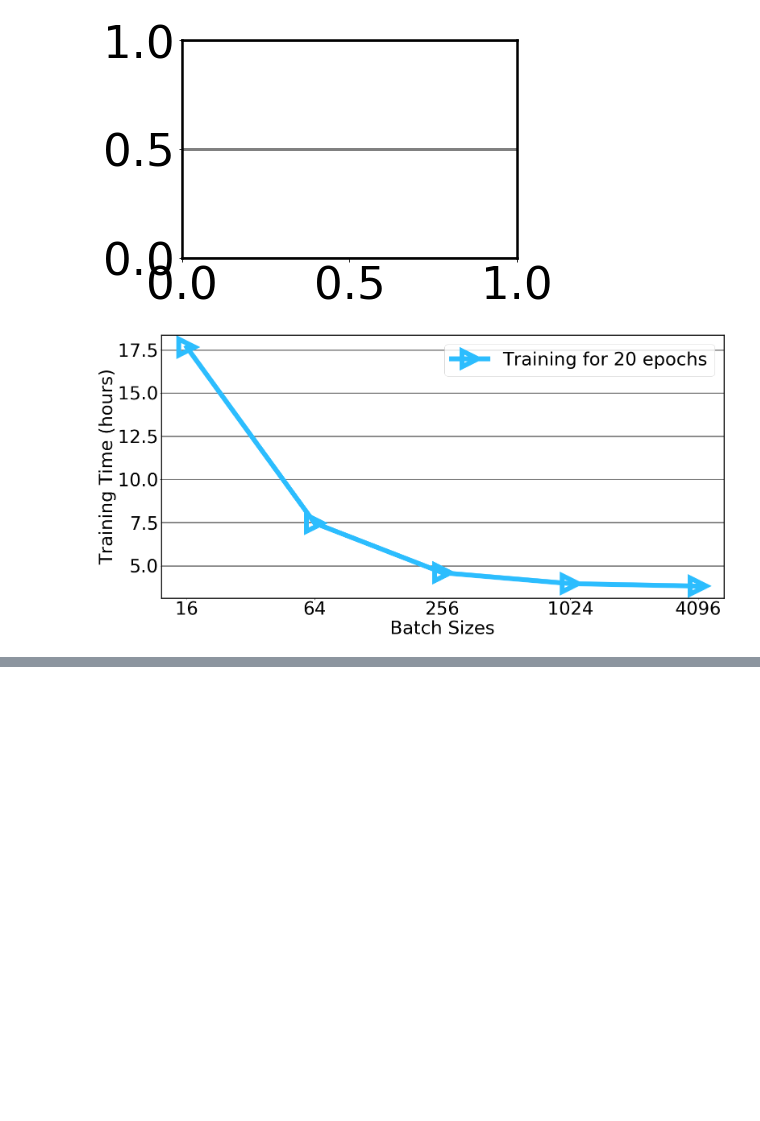
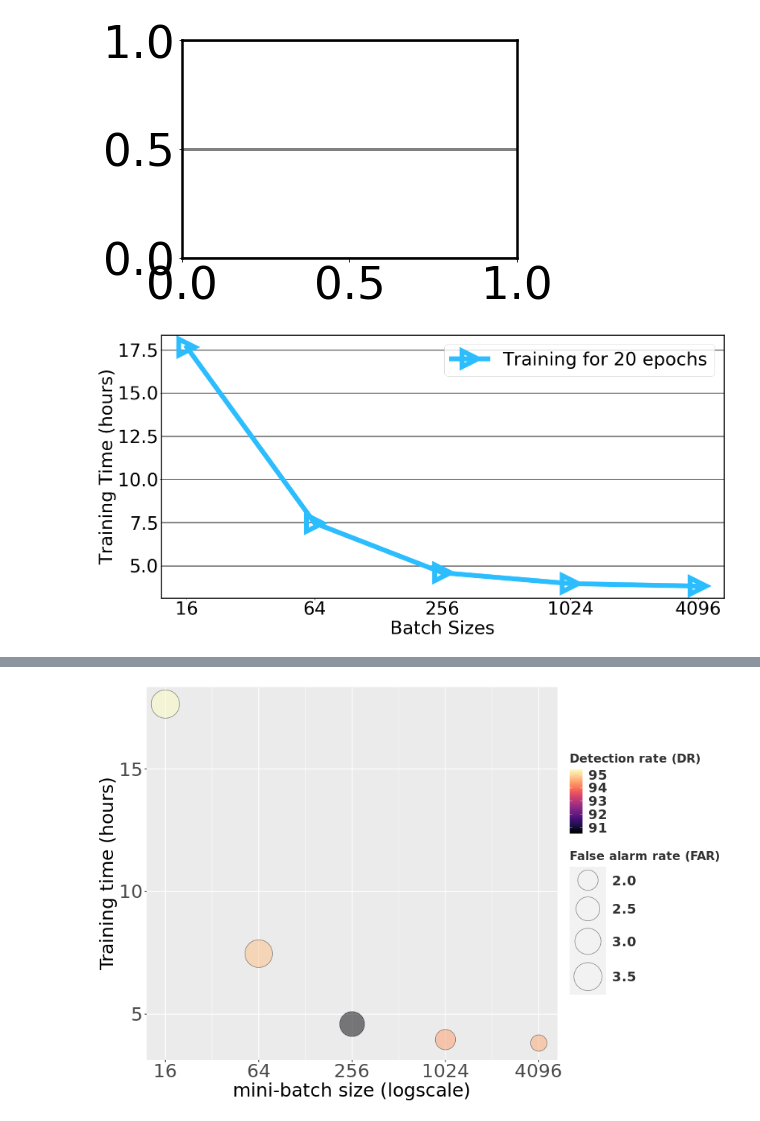
Before and after one commit to harel-coffee/nids-with-sampling-auto, a Jupyter notebook: notebooks/flow-level_eval/Batch size and time.ipynb, the cells around one changed output, grey strips where cells are left out. Cells and saved outputs as stored; diff of their text form; code cells hidden in the pictures; blank space fills up the shorter version.

Commit message:
batch size plot in R

```diff
--- a/notebooks/flow-level_eval/Batch size and time.ipynb
+++ b/notebooks/flow-level_eval/Batch size and time.ipynb
@@ -85,0 +75,7 @@ df
+# %%
+import pandas as pd
+drs = [95.39, 94.75, 90.55, 94.39, 94.51]
+fars = [3.59, 3.4, 2.75, 2, 1.8]
+df = pd.DataFrame({'bs':batch_sizes,'inference_times':inference_times, 'dr':drs,'far':fars})
+df['inference_times'] = df['inference_times']/(60*60)
+df
@@ -132,0 +146,30 @@ R[write to console]: Loading required package: viridisLite
+# %%
+outfile = 'batch_size_effect'
+# %%
+%%R -i df -i outfile  -w 30 -h 20 -u cm
+library(ggsci)
+library(ggpubr)
+
+p <- ggplot(data=df,aes(x=bs, y=inference_times, fill=dr, size=far)) +
+    geom_point(alpha=0.5, shape=21, color="black") +
+    scale_x_continuous(trans = 'log2',breaks=c(16,64,256,1024,4096), labels=c('16','64','256','1024','4096'))+
+    scale_size_continuous(range=c(2*5,3.5*5), name='False alarm rate (FAR)' ) +
+    scale_fill_viridis(discrete=FALSE, name="Detection rate (DR)",  option="A") +
+    ylab("Training time (hours)") +
+    xlab("mini-batch size (logscale)")+
+    #theme_pubr()+
+    theme(
+        #panel.grid.major.y = element_line(size=0.25, linetype='solid', color='grey'),
+        panel.grid.minor.y = element_line(size=0.01, linetype='solid', color='grey'),
+        legend.title=element_text(colour="grey20", size=16, angle=0, hjust=.0, face='bold'),
+        legend.text=element_text(colour="grey20", size=18, angle=0, hjust=.0, face='bold'),
+        strip.text = element_text(size=25),
+         axis.title = element_text(size=25),
+        axis.text = element_text(size=25),
+         )
+print(p)
+#ggsave(paste('./',outfile, '.eps', sep=''), plot=p, width=60, height=30, units='cm')
+ggsave(paste('./',outfile, '.png', sep=''), p, width=30, height=20, units='cm', dpi=500)
+#png(filename = paste('./',outfile, '.png', sep=''),plot=p,  width=60, height=30, units='cm', res=1200)
+# %% [output]
+[figure, added]
```
Also changed, not shown: parts of 4 cells of this notebook.
